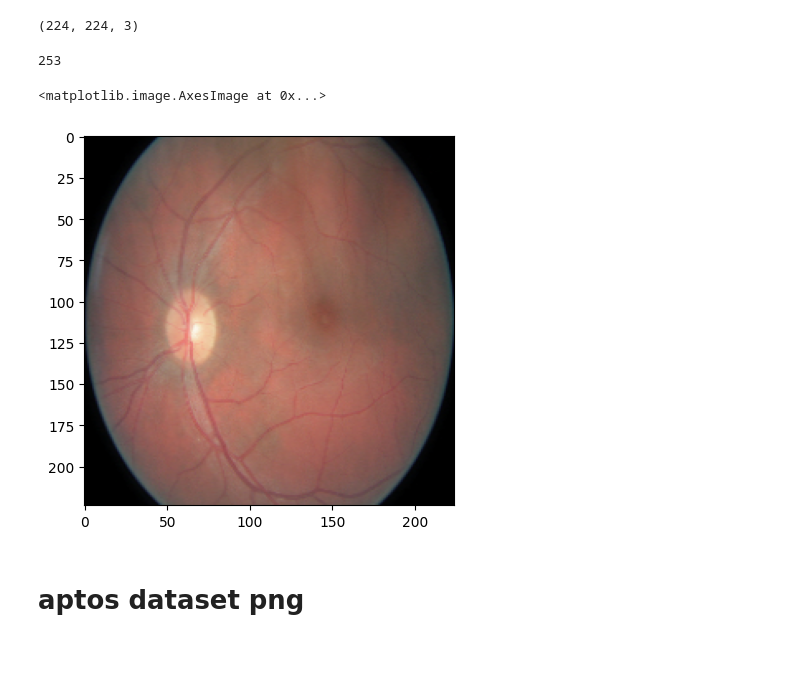
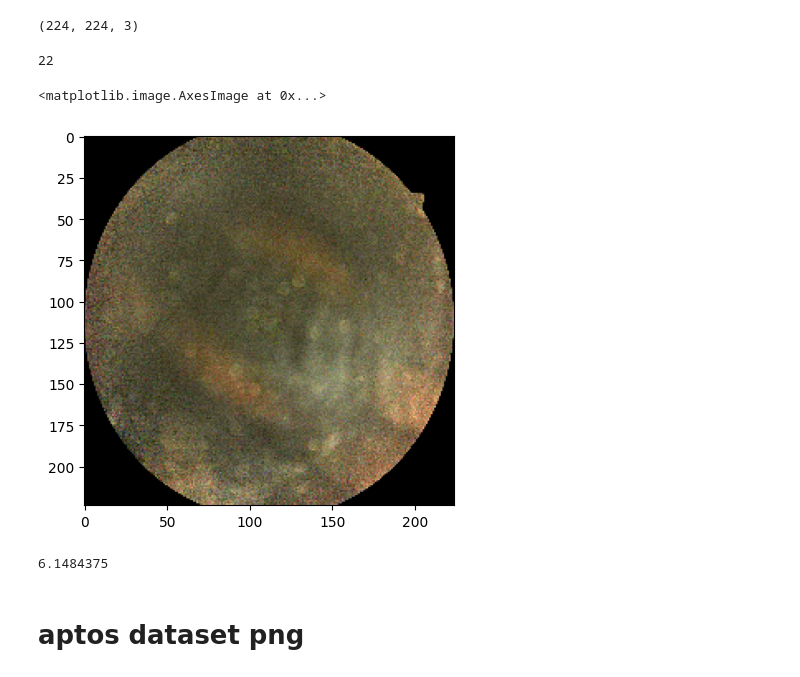
Before and after one commit to Arctic-Xiangjian/HC701-PROJECT, a Jupyter notebook: notebook/pre_process_messidor2.ipynb, the cells around one changed output. Cells and saved outputs as stored; diff of their text form; code cells hidden in the pictures.

```diff
--- a/notebook/pre_process_messidor2.ipynb
+++ b/notebook/pre_process_messidor2.ipynb
@@ -7,7 +7,7 @@ import os
 from matplotlib import pyplot as plt
 import cv2
 # %%
-test =np.load('/l/users/xiangjian.hou/preprocessed/eyepacs/test/44340_right.npy',allow_pickle=True).item()
+test =np.load('/l/users/xiangjian.hou/preprocessed/eyepacs/train/15222_left.npy',allow_pickle=True).item()
 # %%
 test['image'].shape
 # %% [output]
@@ -15,28 +15,32 @@ test['image'].shape
 # %%
 test['image'].max()
 # %% [output]
-253
+22
 # %%
 gray = cv2.cvtColor(test['image'], cv2.COLOR_BGR2GRAY)
 
 # Threshold the image to remove the black edges
-_, thresholded = cv2.threshold(gray, 17, 255, cv2.THRESH_BINARY)
+_, thresholded = cv2.threshold(gray, 0, 255, cv2.THRESH_BINARY)
 
 # Find the contours in the thresholded image
 contours, _ = cv2.findContours(thresholded, cv2.RETR_EXTERNAL, cv2.CHAIN_APPROX_SIMPLE)
 
 # Find the bounding box of the largest contour
 largest_contour = max(contours, key=cv2.contourArea)
 x, y, w, h = cv2.boundingRect(largest_contour)
 
 # Crop the image to the ROI
 cropped = test['image'][y:y+h, x:x+w]
 # show the image
 resized = cv2.resize(cropped, (224, 224))
-plt.imshow(resized)
+plt.imshow(resized / 22)
 # %% [output]
 <matplotlib.image.AxesImage at 0x...>
-[figure, old version]
+[figure, new version]
+# %%
+resized.mean()
+# %% [output]
+6.1484375
 # %% [markdown]
 # aptos dataset png
 # %%
```
Also changed, not shown: parts of 2 cells of this notebook, 9 other files.
